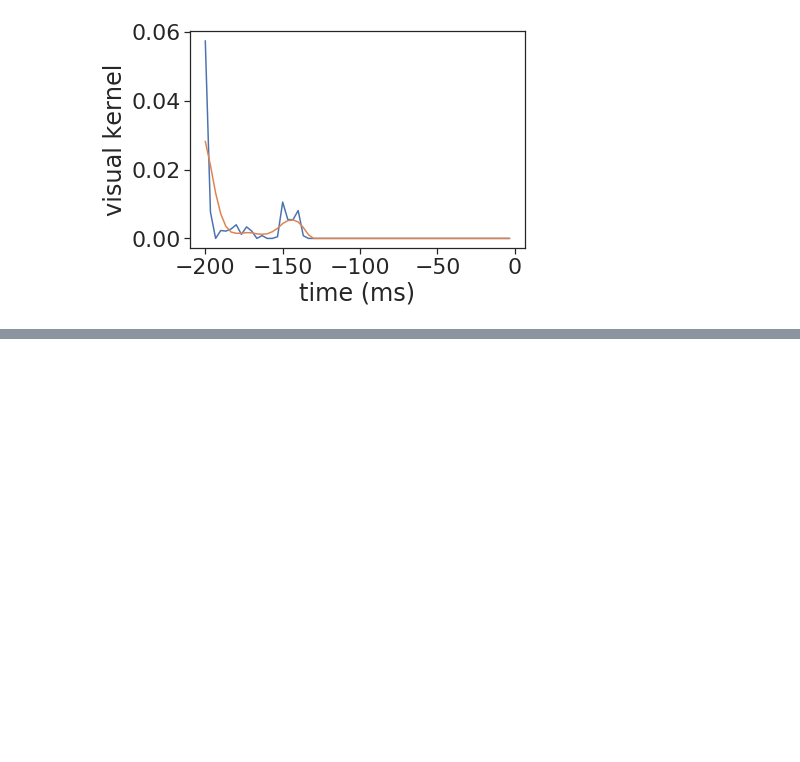
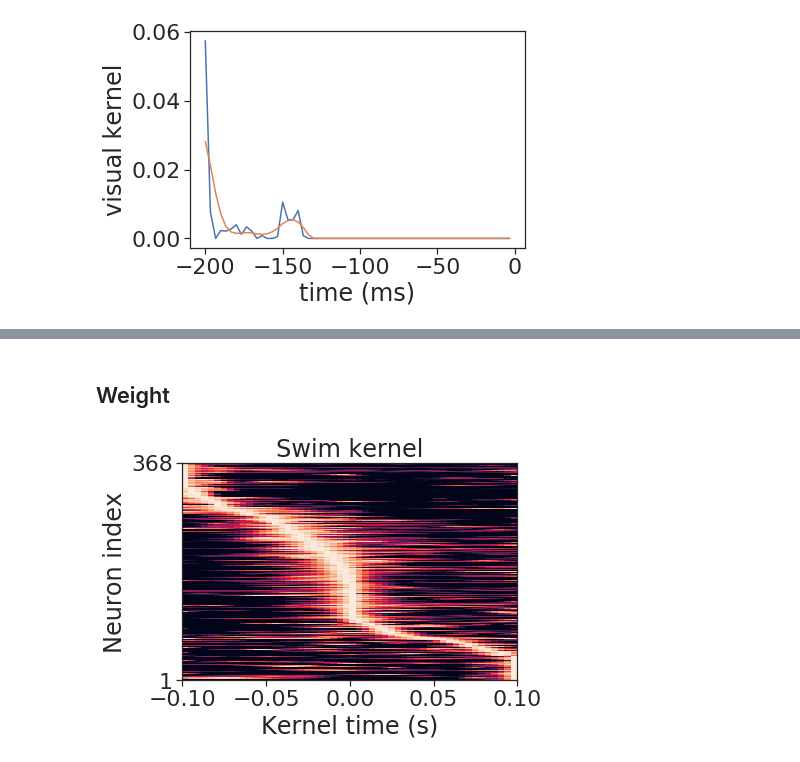
Before and after one commit to zqwei/DRN_voltage_analysis, a Jupyter notebook: KernelFits/gain_task_subvolt_kernel.ipynb, the cells around one changed output, grey strips where cells are left out. Cells and saved outputs as stored; diff of their text form; code cells hidden in the pictures; blank space fills up the shorter version.

```diff
--- a/KernelFits/gain_task_subvolt_kernel.ipynb
+++ b/KernelFits/gain_task_subvolt_kernel.ipynb
@@ -95,0 +141,20 @@ plt.show()
+# %% [markdown]
+## Weight
+# %%
+w_ = _['w_list']
+comp_ = comp_ind[1]
+valid_ind = (comp==comp_).sum(axis=-1)==2
+w_swim = w_[valid_ind, (spike_pad+4):(spike_pad+swim_pad*2-4)]
+w_swim_norm = w_swim/w_swim.max(axis=-1, keepdims=True)
+w_ind = np.argmax(w_swim_norm, axis=-1)
+w_order = np.argsort(w_ind)
+
+plt.figure()
+plt.imshow(w_swim_norm[w_order], extent=(-swim_pad/300, swim_pad/300, 1, len(w_order)), aspect='auto')
+plt.yticks([1, len(w_order)])
+plt.ylabel('Neuron index')
+plt.xlabel('Kernel time (s)')
+plt.title('Swim kernel')
+plt.show()
+# %% [output]
+[figure, added]
```
Also changed, not shown: parts of 10 cells of this notebook, 1 other file.
